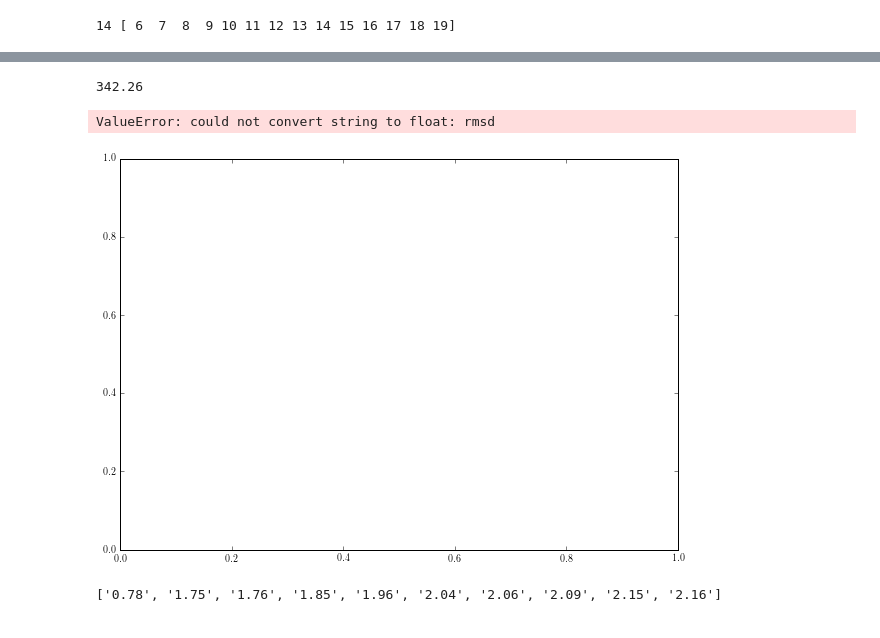
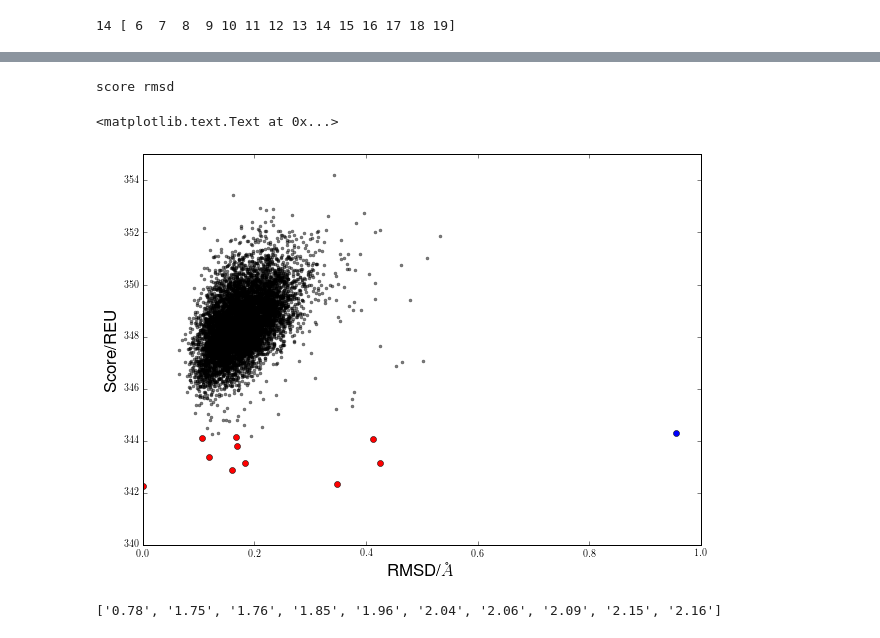
Before and after one commit to xiaotongzuo/Research, a Jupyter notebook: PyRosetta/Code/plot_0326.ipynb, the cells around one changed output, grey strips where cells are left out. Saved outputs shown, nothing was run; the diff lists cells and outputs as text; code cells hidden in the pictures.

```diff
--- a/PyRosetta/Code/plot_0326.ipynb
+++ b/PyRosetta/Code/plot_0326.ipynb
@@ -53,29 +93,29 @@ with open(path+'m2_RMSD.csv','r+') as f:
     for line in f.readlines():
         score.append(line.split(',')[1].split()[0])
         rmsd.append(line.split(',')[3].split()[0])
-print score[0]
+print score[-1],rmsd[-1]
 # %% [output]
-342.26
+score rmsd
 # %%
 score.remove(score[-1])
 # %%
 rmsd.remove(rmsd[-1])
 # %%
-score_top10=score[:10]
-rmsd_top10=rmsd[:10]
+score_top10_M2=score[:10]
+rmsd_top10_M2=rmsd[:10]
 # %%
 fig2, ax2 = plt.subplots(figsize=(10,7))
 ax2.plot(rmsd,score,'o',alpha=0.5,c='k',markersize=3)
-ax2.plot(rmsd_top10,score_top10,'o',c='red',markersize=6)
+ax2.plot(rmsd_top10_M2,score_top10_M2,'o',c='red',markersize=6)
 ax2.plot(0.956105944,344.31,'o',c='blue',markersize=6)
 ax2.set_xlim(0,1)
 ax2.set_ylim(340,355)
 ax2.set_ylabel('Score/REU',fontsize=17)
 ax2.set_xlabel('RMSD/'+r'$\AA$',fontsize=17)
-fig2.savefig(path+'M2_RMSD.png')
+#fig2.savefig(path+'M2_RMSD.png')
 # %% [output]
-ValueError: could not convert string to float: rmsd
+<matplotlib.text.Text at 0x...>
-[figure, old version]
+[figure, new version]
 # %%
 score_ACICU=[]
 rmsd_ACICU=[]
```
Also changed, not shown: parts of 12 cells of this notebook, 6 other files.
